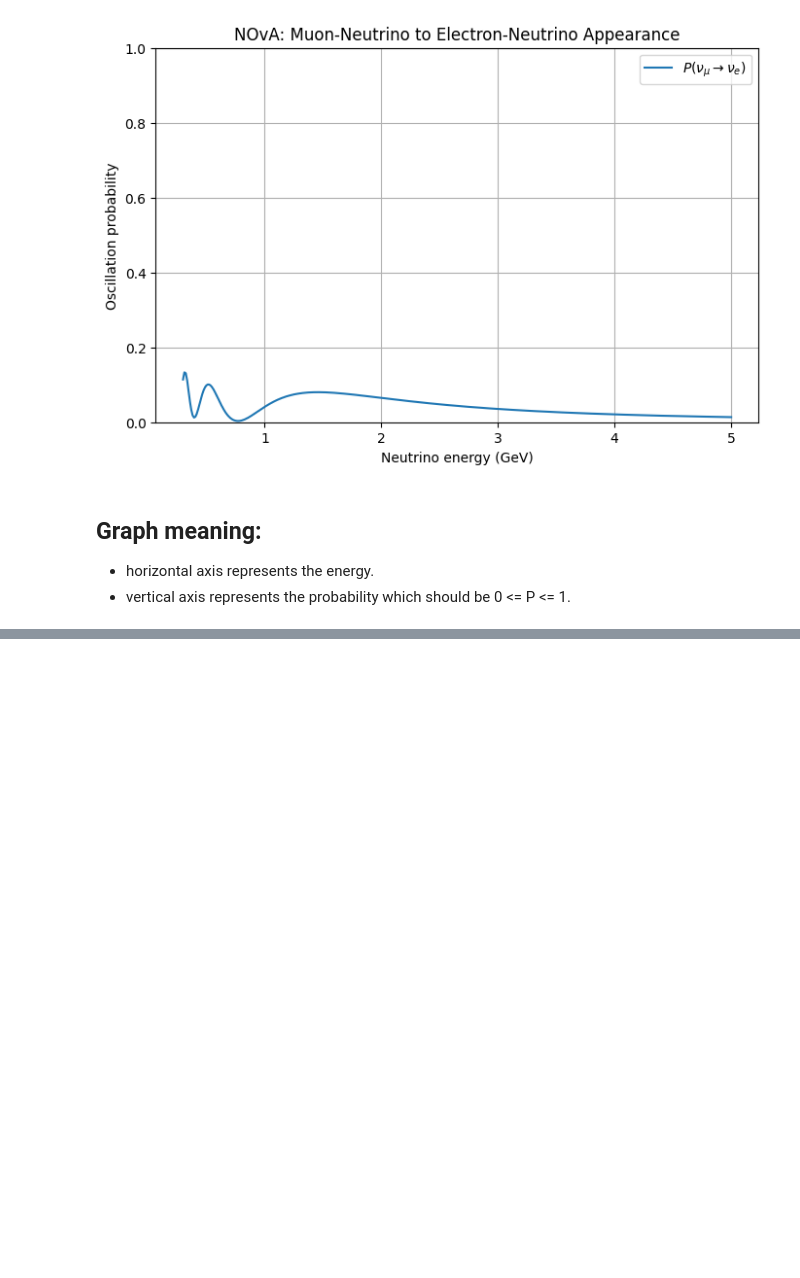
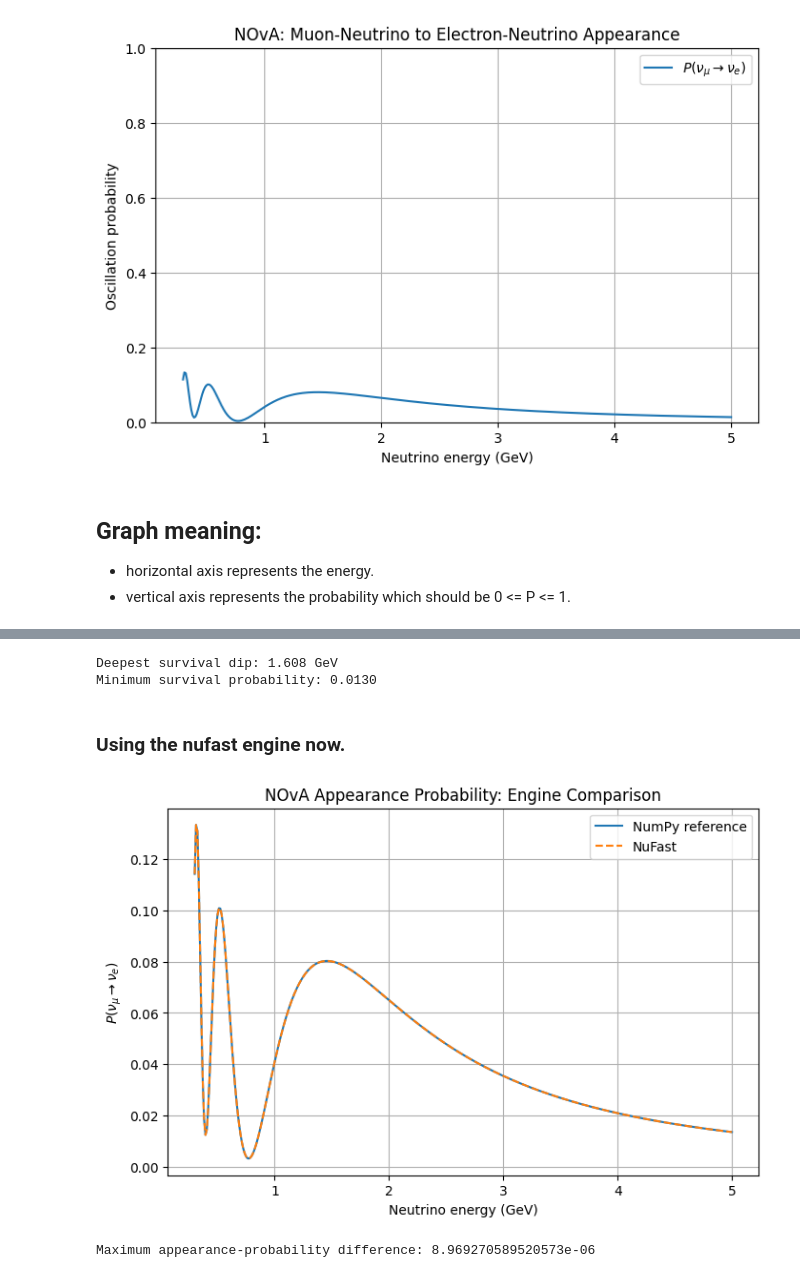
Before and after one commit to gavinsdavies/nuosclab, a Jupyter notebook: notebooks/standard_pmns.ipynb, the cells around one changed output, grey strips where cells are left out. Cells and saved outputs as stored; diff of their text form; code cells hidden in the pictures; blank space fills up the shorter version.

```diff
--- a/notebooks/standard_pmns.ipynb
+++ b/notebooks/standard_pmns.ipynb
@@ -79,0 +87,68 @@ plt.show()
+# %%
+## finding the numerical dip location.
+
+dip_index = np.argmin(p_mu_to_mu)
+# np.argmin() returns the index containing minimum value.
+# physical meaning is this identifies where the model identifies
+# strongest muon neutrino dissappereance and prints using the function
+# below.
+
+dip_energy = energy[dip_index]
+dip_probability = p_mu_to_mu[dip_index] #probability at at minimum energy.
+
+
+print(f"Deepest survival dip: {dip_energy:.3f} GeV")
+print(f"Minimum survival probability: {dip_probability:.4f}")
+# %% [output]
+Deepest survival dip: 1.608 GeV
+Minimum survival probability: 0.0130
+# %% [markdown]
+### Using the nufast engine now.
+# %%
+nufast_config = ExplorerConfig(
+    experiment="NOvA",
+    engine="nufast",
+    antineutrino=False,
+    n_points=400,
+    include_standard=False,
+    include_nominal=False,
+)
+
+nufast_curves = compute_curves(nufast_config)
+
+nufast_p_mu_to_e = nufast_curves.live[:, 0, 1]
+nufast_p_mu_to_mu = nufast_curves.live[:, 1, 1]
+# %%
+plt.figure(figsize=(8, 5))
+
+plt.plot(
+    energy,
+    p_mu_to_e,
+    label="NumPy reference",
+)
+
+plt.plot(
+    energy,
+    nufast_p_mu_to_e,
+    linestyle="--",
+    label="NuFast",
+)
+
+plt.xlabel("Neutrino energy (GeV)")
+plt.ylabel(r"$P(\nu_\mu \rightarrow \nu_e)$")
+plt.title("NOvA Appearance Probability: Engine Comparison")
+plt.grid()
+plt.legend()
+plt.show()
+# %% [output]
+[figure, added]
+# %%
+appearance_difference = np.abs(
+    p_mu_to_e - nufast_p_mu_to_e
+) ## taking the absolute value of the difference.
+
+maximum_difference = np.max(appearance_difference) ## finding the maximum difference in the wholw energy range.
+
+print("Maximum appearance-probability difference:", maximum_difference)
+# %% [output]
+Maximum appearance-probability difference: 8.969270589520573e-06
```
Also changed, not shown: parts of 8 cells of this notebook, 1 other file.
